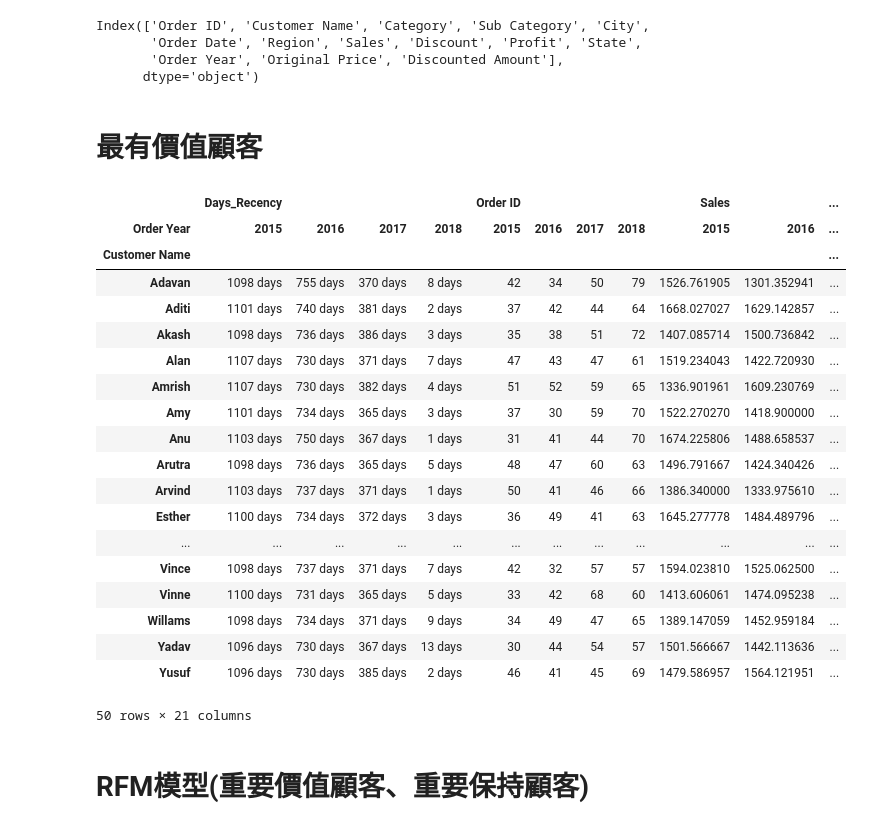
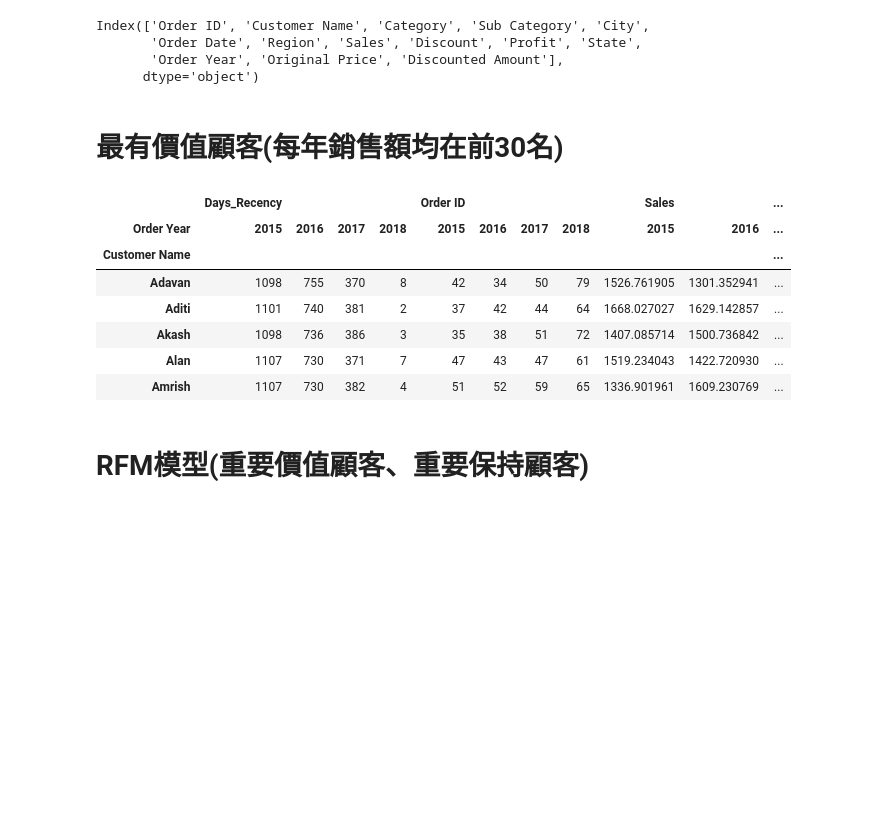
Before and after one commit to Taocheng-Lin/Supermart-Grocery-Sales-Analysis_TaochengLin, a Jupyter notebook: Supermart Grocery Sales Analysis.ipynb, the cells around one changed output. Cells and saved outputs as stored; diff of their text form; code cells hidden in the pictures; blank space fills up the shorter version.

```diff
--- a/Supermart Grocery Sales Analysis.ipynb
+++ b/Supermart Grocery Sales Analysis.ipynb
@@ -33,7 +33,7 @@ df.head(20)
 df["Order Date"] = pd.to_datetime(df["Order Date"])
 df["Order Year"] = df["Order Date"].dt.year
 day=pd.to_datetime('2018/12/31')
-df["Days_Recency"]=(day - df["Order Date"])
+df["Days_Recency"]=(day - df["Order Date"]).map(lambda x:x.days)
 df.head(20)
 # %% [output]
 |  | Order ID | Customer Name | Category | Sub Category | City | Order Date | Region | Sales | Discount | ... |
@@ -232,46 +232,34 @@ Index(['Order ID', 'Customer Name', 'Category', 'Sub Category', 'City',
        'Order Year', 'Original Price', 'Discounted Amount'],
       dtype='object')
 # %% [markdown]
-# 最有價值顧客
+# 最有價值顧客(每年銷售額均在前30名)
 # %%
 customers = pd.pivot_table(data=df, index=['Customer Name'], columns='Order Year',
                            values=['Order ID','Sales',"Days_Recency"], aggfunc={'Order ID':'count','Sales':'mean',"Days_Recency":'min'})
 customers['Customer Value_2015']=customers['Order ID'][2015]*customers['Sales'][2015]
 customers['Customer Value_2016']=customers['Order ID'][2016]*customers['Sales'][2016]
 customers['Customer Value_2017']=customers['Order ID'][2017]*customers['Sales'][2017]
 customers['Customer Value_2018']=customers['Order ID'][2018]*customers['Sales'][2018]
 customers['2015_Rank'] = customers['Customer Value_2015'].rank(method='max', ascending=False)
 customers['2016_Rank'] = customers['Customer Value_2016'].rank(method='max', ascending=False)
 customers['2017_Rank'] = customers['Customer Value_2017'].rank(method='max', ascending=False)
 customers['2018_Rank'] = customers['Customer Value_2018'].rank(method='max', ascending=False)
-customers['Days_Recency_2018_Rank']=customers['Days_Recency'][2018].rank()
+#customers['Days_Recency_2018_Rank']=customers['Days_Recency'][2018].rank()
 #customer
 
 Best_Value_customers = customers[(customers['2015_Rank']<30) & (customers['2016_Rank']<30) & (customers['2017_Rank']<30) & (customers['2018_Rank']<30)]
 Best_Value_customers
 #df['Customer Name'].unique()
-customers
+customers.head()
 # %% [output]
 |  | Days_Recency |  |  |  | Order ID |  |  |  | Sales |  | ... |
 | Order Year | 2015 | 2016 | 2017 | 2018 | 2015 | 2016 | 2017 | 2018 | 2015 | 2016 | ... |
 | Customer Name |  |  |  |  |  |  |  |  |  |  | ... |
-| Adavan | 1098 days | 755 days | 370 days | 8 days | 42 | 34 | 50 | 79 | 1526.761905 | 1301.352941 | ... |
-| Aditi | 1101 days | 740 days | 381 days | 2 days | 37 | 42 | 44 | 64 | 1668.027027 | 1629.142857 | ... |
-| Akash | 1098 days | 736 days | 386 days | 3 days | 35 | 38 | 51 | 72 | 1407.085714 | 1500.736842 | ... |
-| Alan | 1107 days | 730 days | 371 days | 7 days | 47 | 43 | 47 | 61 | 1519.234043 | 1422.720930 | ... |
-| Amrish | 1107 days | 730 days | 382 days | 4 days | 51 | 52 | 59 | 65 | 1336.901961 | 1609.230769 | ... |
-| Amy | 1101 days | 734 days | 365 days | 3 days | 37 | 30 | 59 | 70 | 1522.270270 | 1418.900000 | ... |
-| Anu | 1103 days | 750 days | 367 days | 1 days | 31 | 41 | 44 | 70 | 1674.225806 | 1488.658537 | ... |
-| Arutra | 1098 days | 736 days | 365 days | 5 days | 48 | 47 | 60 | 63 | 1496.791667 | 1424.340426 | ... |
-| Arvind | 1103 days | 737 days | 371 days | 1 days | 50 | 41 | 46 | 66 | 1386.340000 | 1333.975610 | ... |
-| Esther | 1100 days | 734 days | 372 days | 3 days | 36 | 49 | 41 | 63 | 1645.277778 | 1484.489796 | ... |
-| ... | ... | ... | ... | ... | ... | ... | ... | ... | ... | ... | ... |
-| Vince | 1098 days | 737 days | 371 days | 7 days | 42 | 32 | 57 | 57 | 1594.023810 | 1525.062500 | ... |
-| Vinne | 1100 days | 731 days | 365 days | 5 days | 33 | 42 | 68 | 60 | 1413.606061 | 1474.095238 | ... |
-| Willams | 1098 days | 734 days | 371 days | 9 days | 34 | 49 | 47 | 65 | 1389.147059 | 1452.959184 | ... |
-| Yadav | 1096 days | 730 days | 367 days | 13 days | 30 | 44 | 54 | 57 | 1501.566667 | 1442.113636 | ... |
-| Yusuf | 1096 days | 730 days | 385 days | 2 days | 46 | 41 | 45 | 69 | 1479.586957 | 1564.121951 | ... |
+| Adavan | 1098 | 755 | 370 | 8 | 42 | 34 | 50 | 79 | 1526.761905 | 1301.352941 | ... |
+| Aditi | 1101 | 740 | 381 | 2 | 37 | 42 | 44 | 64 | 1668.027027 | 1629.142857 | ... |
+| Akash | 1098 | 736 | 386 | 3 | 35 | 38 | 51 | 72 | 1407.085714 | 1500.736842 | ... |
+| Alan | 1107 | 730 | 371 | 7 | 47 | 43 | 47 | 61 | 1519.234043 | 1422.720930 | ... |
+| Amrish | 1107 | 730 | 382 | 4 | 51 | 52 | 59 | 65 | 1336.901961 | 1609.230769 | ... |
-50 rows × 21 columns
 # %% [markdown]
 # RFM模型(重要價值顧客、重要保持顧客)
 # %%
```
Also changed, not shown: parts of 2 cells of this notebook.
